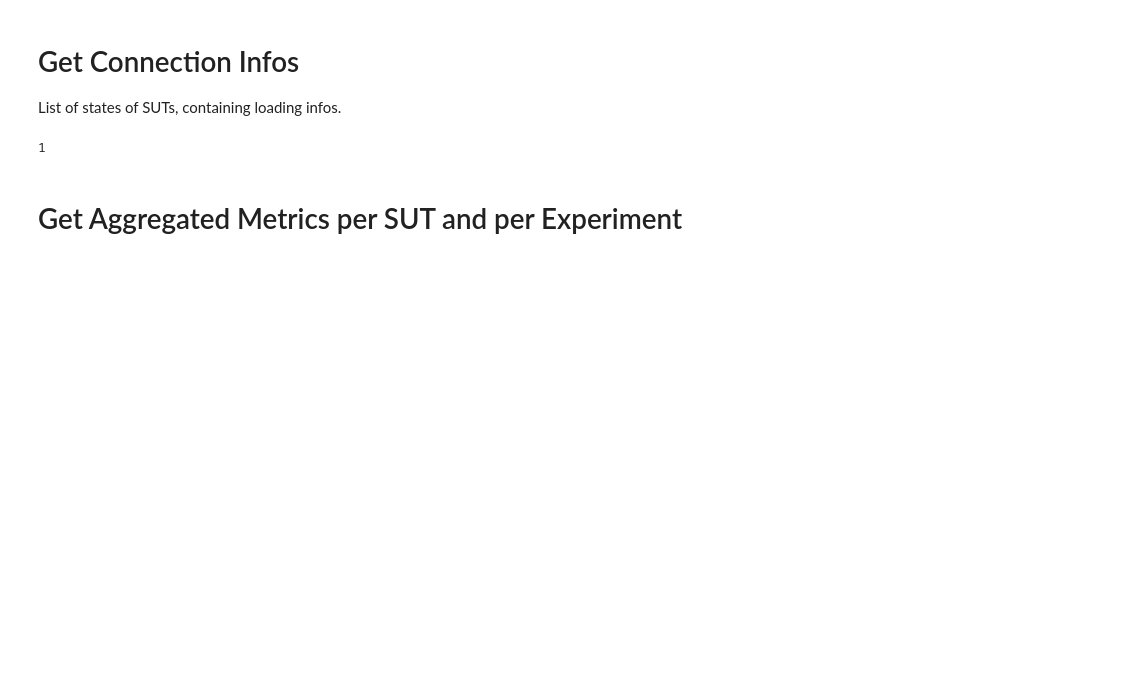
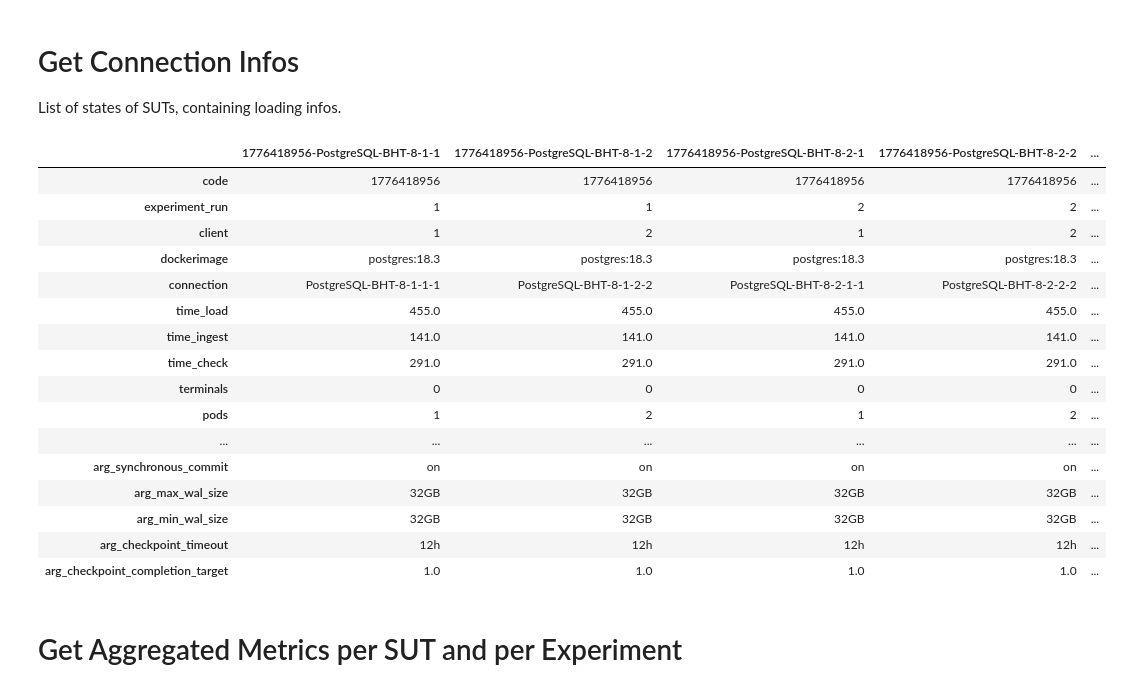
Before and after one commit to Beuth-Erdelt/Benchmark-Experiment-Host-Manager, a Jupyter notebook: dev/Collector-TPC-H.ipynb, the cells around one changed output. Saved outputs shown, nothing was run; the diff lists cells and outputs as text; code cells hidden in the pictures; blank space fills up the shorter version.

```diff
--- a/dev/Collector-TPC-H.ipynb
+++ b/dev/Collector-TPC-H.ipynb
@@ -139,9 +140,26 @@ collect.get_monitored_phases()
 
 List of states of SUTs, containing loading infos.
 # %%
-collect.get_connections()['client'].iloc[0]
+df = collect.get_connections()
+df.T
 # %% [output]
-1
+|  | 1776418956-PostgreSQL-BHT-8-1-1 | 1776418956-PostgreSQL-BHT-8-1-2 | 1776418956-PostgreSQL-BHT-8-2-1 | 1776418956-PostgreSQL-BHT-8-2-2 | ... |
+| code | 1776418956 | 1776418956 | 1776418956 | 1776418956 | ... |
+| experiment_run | 1 | 1 | 2 | 2 | ... |
+| client | 1 | 2 | 1 | 2 | ... |
+| dockerimage | postgres:18.3 | postgres:18.3 | postgres:18.3 | postgres:18.3 | ... |
+| connection | PostgreSQL-BHT-8-1-1-1 | PostgreSQL-BHT-8-1-2-2 | PostgreSQL-BHT-8-2-1-1 | PostgreSQL-BHT-8-2-2-2 | ... |
+| time_load | 455.0 | 455.0 | 455.0 | 455.0 | ... |
+| time_ingest | 141.0 | 141.0 | 141.0 | 141.0 | ... |
+| time_check | 291.0 | 291.0 | 291.0 | 291.0 | ... |
+| terminals | 0 | 0 | 0 | 0 | ... |
+| pods | 1 | 2 | 1 | 2 | ... |
+| ... | ... | ... | ... | ... | ... |
+| arg_synchronous_commit | on | on | on | on | ... |
+| arg_max_wal_size | 32GB | 32GB | 32GB | 32GB | ... |
+| arg_min_wal_size | 32GB | 32GB | 32GB | 32GB | ... |
+| arg_checkpoint_timeout | 12h | 12h | 12h | 12h | ... |
+| arg_checkpoint_completion_target | 1.0 | 1.0 | 1.0 | 1.0 | ... |
 # %% [markdown]
 # Get Aggregated Metrics per SUT and per Experiment
 # %%
```
Also changed, not shown: parts of 70 cells of this notebook, 4 other files.
